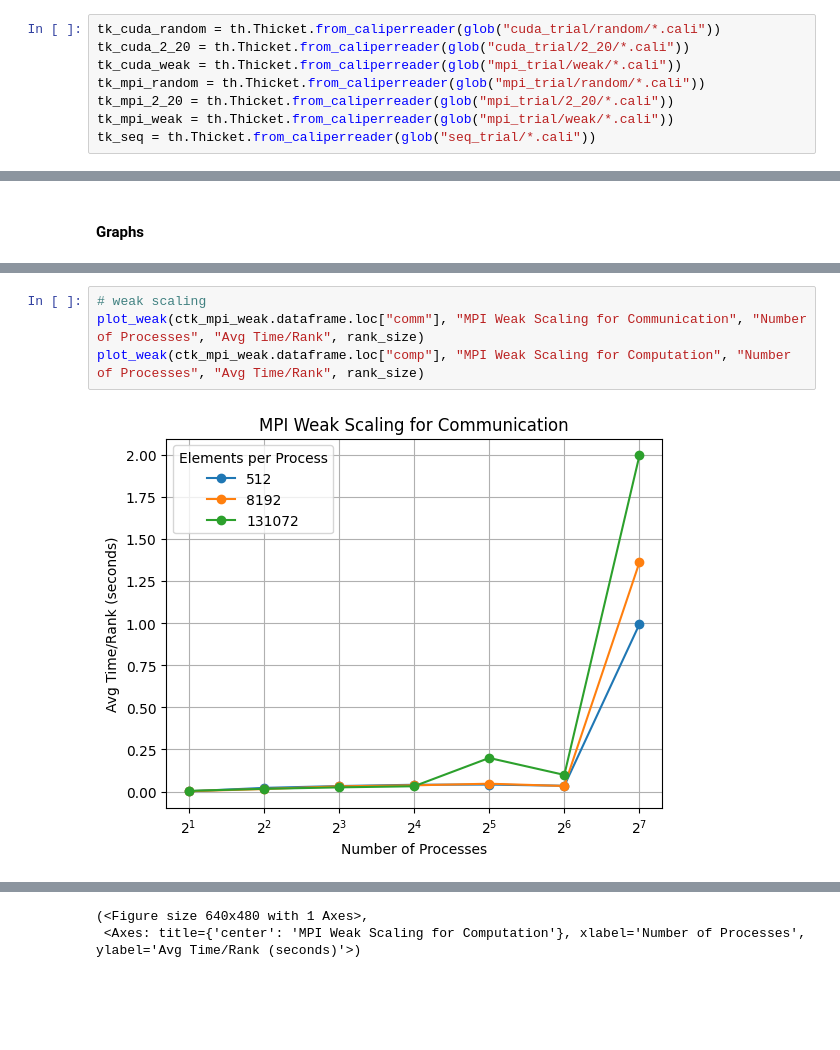
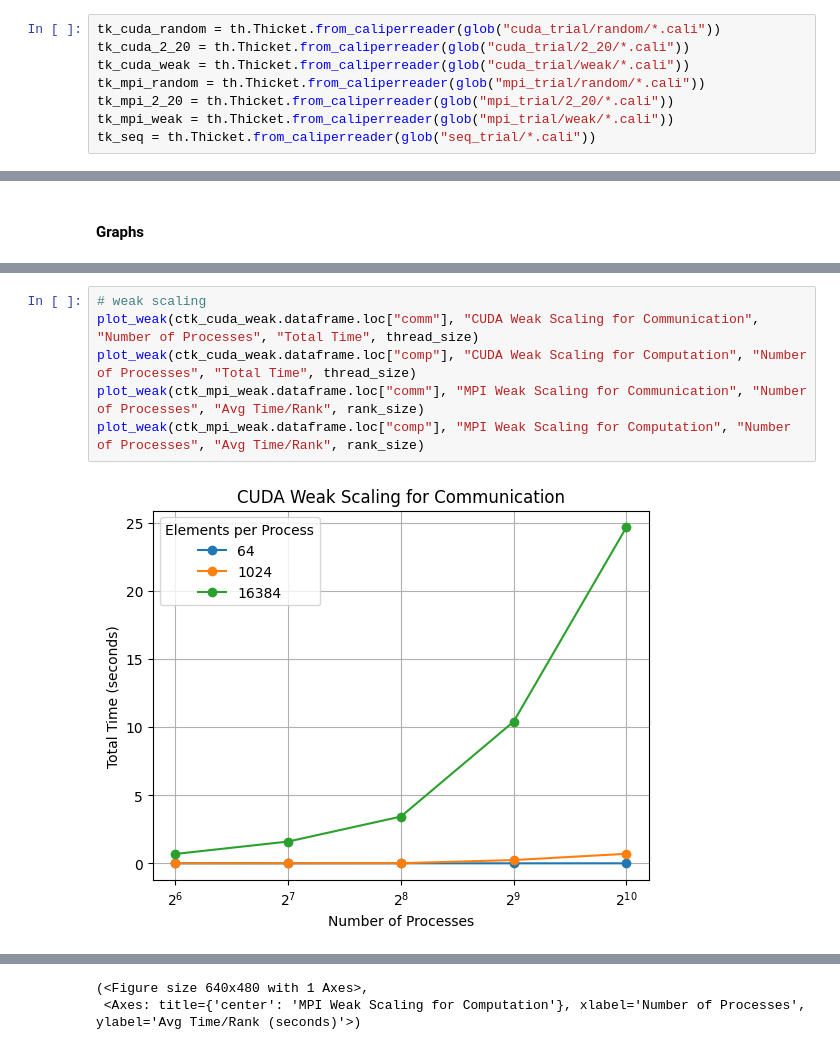
Before and after one commit to ananthk37/ParallelProject, a Jupyter notebook: project-analysis.ipynb, the cells around one changed output, grey strips where cells are left out. Saved outputs shown, nothing was run; the diff lists cells and outputs as text; blank space fills up the shorter version.

```diff
--- a/project-analysis.ipynb
+++ b/project-analysis.ipynb
@@ -26,7 +24,7 @@ pd.set_option("display.max_columns", None)
 # %%
 tk_cuda_random = th.Thicket.from_caliperreader(glob("cuda_trial/random/*.cali"))
 tk_cuda_2_20 = th.Thicket.from_caliperreader(glob("cuda_trial/2_20/*.cali"))
-tk_cuda_weak = th.Thicket.from_caliperreader(glob("mpi_trial/weak/*.cali"))
+tk_cuda_weak = th.Thicket.from_caliperreader(glob("cuda_trial/weak/*.cali"))
 tk_mpi_random = th.Thicket.from_caliperreader(glob("mpi_trial/random/*.cali"))
 tk_mpi_2_20 = th.Thicket.from_caliperreader(glob("mpi_trial/2_20/*.cali"))
 tk_mpi_weak = th.Thicket.from_caliperreader(glob("mpi_trial/weak/*.cali"))
@@ -295,7 +286,9 @@ plot_strong(procs, speedup_mpi_comp, "MPI Bubble Sort Strong Scaling for Computa
  <Axes: title={'center': 'MPI Bubble Sort Strong Scaling for Computation'}, xlabel='Number of Processes', ylabel='Speedup'>)
 # %%
 # weak scaling
+plot_weak(ctk_cuda_weak.dataframe.loc["comm"], "CUDA Weak Scaling for Communication", "Number of Processes", "Total Time", thread_size)
+plot_weak(ctk_cuda_weak.dataframe.loc["comp"], "CUDA Weak Scaling for Computation", "Number of Processes", "Total Time", thread_size)
 plot_weak(ctk_mpi_weak.dataframe.loc["comm"], "MPI Weak Scaling for Communication", "Number of Processes", "Avg Time/Rank", rank_size)
 plot_weak(ctk_mpi_weak.dataframe.loc["comp"], "MPI Weak Scaling for Computation", "Number of Processes", "Avg Time/Rank", rank_size)
 # %% [output]
-[figure, old version]
+[figure, new version]
```
Also changed, not shown: parts of 10 cells of this notebook, 5 other files.
